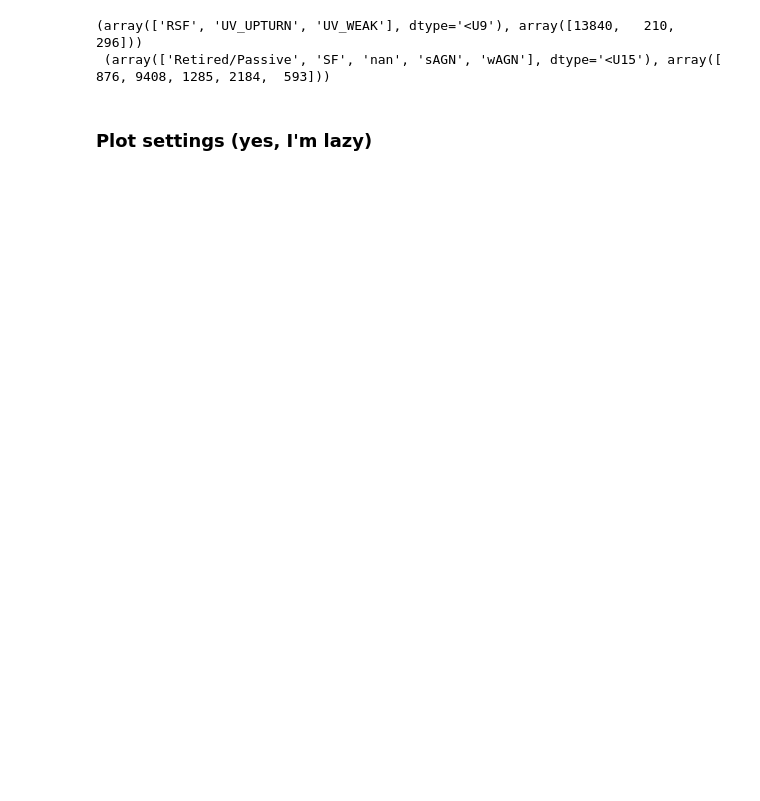
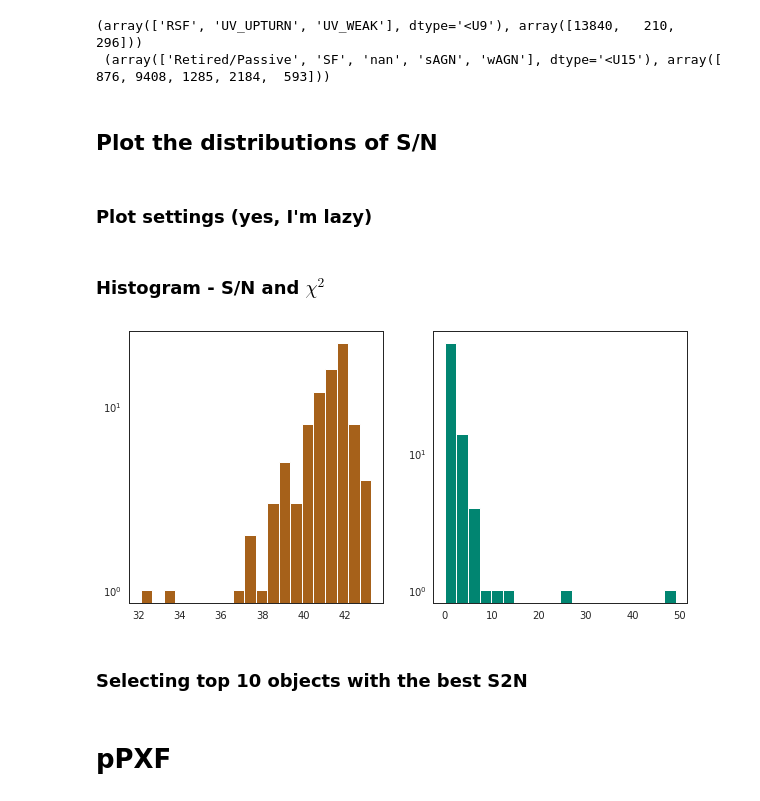
Before and after one commit to mdastro/UVupturn-RSGs, a Jupyter notebook: SEDFitting/AnalysingSpectraInfos.ipynb, the cells around one changed output. Drawn from its saved outputs; the diff is of its cells as text; code cells hidden in the pictures; blank space fills up the shorter version.

```diff
--- a/SEDFitting/AnalysingSpectraInfos.ipynb
+++ b/SEDFitting/AnalysingSpectraInfos.ipynb
@@ -39,2 +48,4 @@ idx_uvup_rp = np.where((uv_class=='UV_UPTURN')*(whan_class=='Retired/Passive'))
+# %% [markdown]
+## Plot the distributions of S/N
 # %% [markdown]
 ### Plot settings (yes, I'm lazy)
@@ -43,0 +52,21 @@ palette = []
+# %%
+bins = 20
+palette = ['#a6611a','#dfc27d','#80cdc1','#018571']
+sns.set_style("white")
+plt.rcParams["axes.edgecolor"] = "0.15"
+plt.rcParams["axes.linewidth"] = 1.
+# %% [markdown]
+### Histogram - S/N and $\chi^2$
+# %%
+plt.subplots(figsize=(10,5))
+plt.subplot(1,2,1)
+plt.hist(s2n[idx_uvup_rp], bins=bins, color=palette[0])
+plt.yscale('log')
+plt.subplot(1,2,2)
+plt.hist(chi2_gama[idx_uvup_rp], bins=bins, color=palette[3])
+plt.yscale('log')
+plt.show()
+# %% [output]
+[figure, added]
+# %% [markdown]
+### Selecting top 10 objects with the best S2N
@@ -43,0 +80,2 @@ palette = []
+# %% [markdown]
+# pPXF
```
Also changed, not shown: parts of 22 cells of this notebook, 48 other files.
